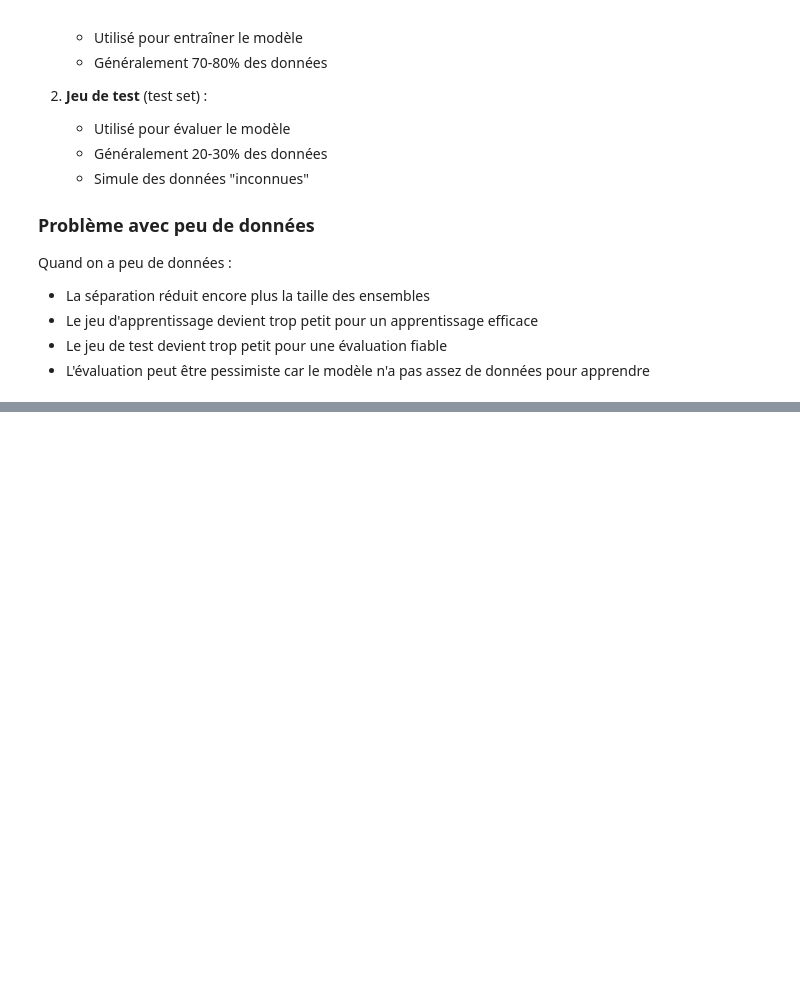
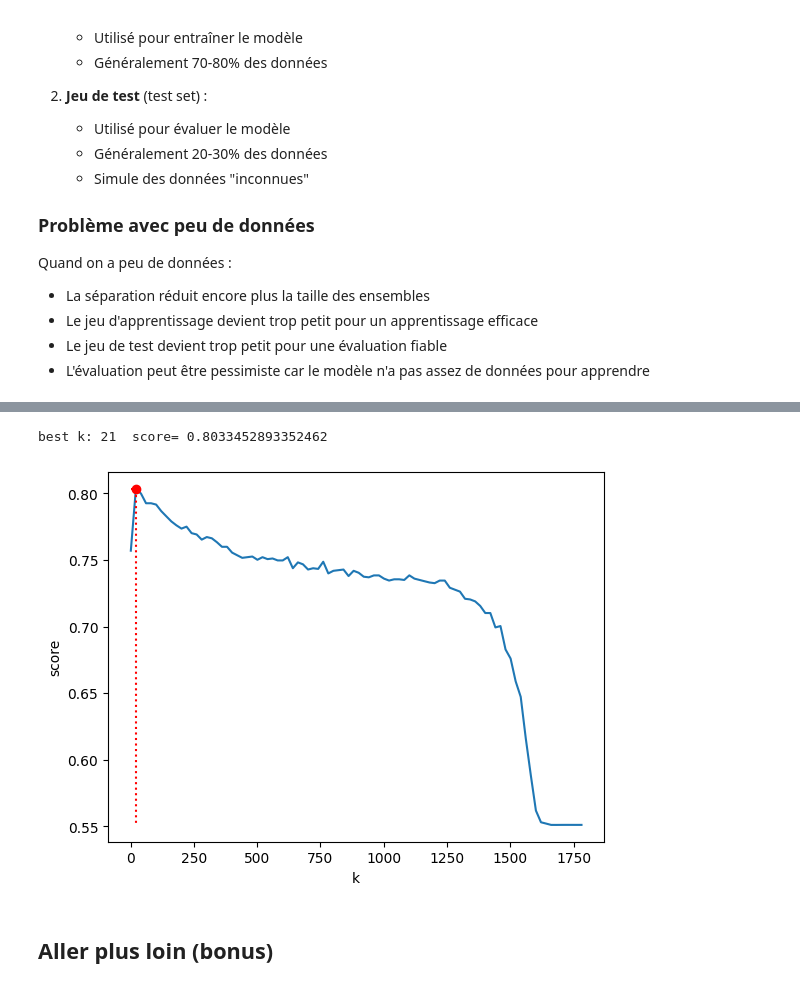
Before and after one commit to LeoBrnBdr/ML, a Jupyter notebook: Part1.ipynb, the cells around one changed output, grey strips where cells are left out. Cells and saved outputs as stored; diff of their text form; code cells hidden in the pictures; blank space fills up the shorter version.

```diff
--- a/Part1.ipynb
+++ b/Part1.ipynb
@@ -415,0 +855,3 @@ Quand on a peu de données :
+# %%
+import sklearn.preprocessing
+scaler = sklearn.preprocessing.StandardScaler()
@@ -415,0 +912,34 @@ Quand on a peu de données :
+# %%
+scores = []
+k_values = range(1,1800,20)
+for k in k_values:
+    print("Computing... %d %%"%(int(100*(k-k_values[0])/k_values[-1])), end='\r')
+    score = 0
+    clf = neighbors.KNeighborsClassifier(k)
+    for learn,test in kf.split(X):
+        X_train = X.iloc[learn]
+        Y_train = Y.iloc[learn]
+        X_test = X.iloc[test]
+        Y_test = Y.iloc[test]
+
+        # Normalisation
+        X_train_scaled = scaler.fit_transform(X_train)
+        X_test_scaled = scaler.transform(X_test)
+
+        clf.fit(X_train_scaled, Y_train)
+        score += clf.score(X_test_scaled, Y_test) / kf.n_splits
+    scores.append(score)
+
+best_score, best_k = max([(v, k_values[i]) for (i,v) in enumerate(scores)])
+print("best k:",best_k, " score=",best_score)
+plt.plot(k_values, scores)
+plt.xlabel("k")
+plt.ylabel("score")
+plt.plot(best_k, best_score, 'or')
+plt.plot([0,best_k,best_k], [best_score,best_score,min(scores)], ':r')
+plt.show()
+# %% [output]
+best k: 21  score= 0.8033452893352462
+[figure, added]
+# %% [markdown]
+## Aller plus loin (bonus)
```
Also changed, not shown: parts of 29 cells of this notebook.
